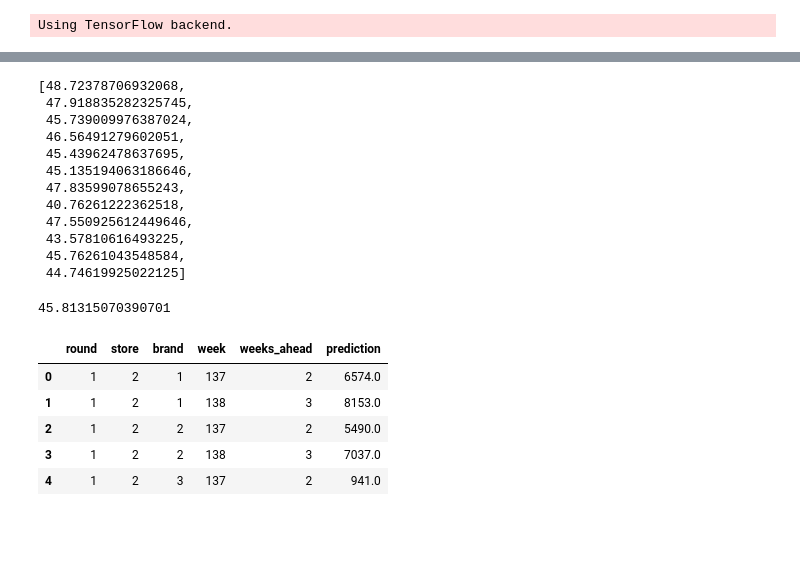
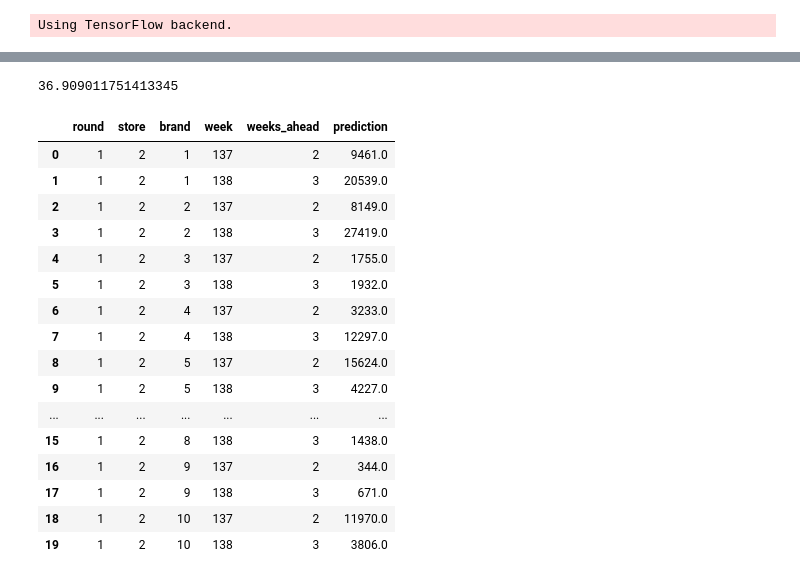
Before and after one commit to sdonohoo/forecasting, a Jupyter notebook: retail_sales/OrangeJuice_Pt_3Weeks_Weekly/submissions/DilatedCNN/train_score.ipynb, the cells around one changed output, grey strips where cells are left out. Cells and saved outputs as stored; diff of their text form; code cells hidden in the pictures; blank space fills up the shorter version.

```diff
--- a/retail_sales/OrangeJuice_Pt_3Weeks_Weekly/submissions/DilatedCNN/train_score.ipynb
+++ b/retail_sales/OrangeJuice_Pt_3Weeks_Weekly/submissions/DilatedCNN/train_score.ipynb
@@ -30,6 +32,7 @@ import retail_sales.OrangeJuice_Pt_3Weeks_Weekly.common.benchmark_settings as bs
 # %%
 # Data paths
 DATA_DIR = '../../data'
+SUBMISSION_DIR = '.'
 TRAIN_DIR = os.path.join(DATA_DIR, 'train')
 TEST_DIR = os.path.join(DATA_DIR, 'test')
 
@@ -40,7 +43,13 @@ MAX_BRAND_ID = 11
 # Parameters of the model
 PRED_HORIZON = 3
 PRED_STEPS = 2
-SEQ_LEN = 12
-DYNAMIC_FEATURES = ['deal', 'feat', 'month', 'week_of_month']
+SEQ_LEN = 15
+DROPOUT_RATE = 0.01
+DYNAMIC_FEATURES = ['deal', 'feat', 'month', 'week_of_month', 'price', 'price_ratio']
 STATIC_FEATURES = ['store', 'brand']
+
+# Parameters of training algorithm
+BATCH_SIZE = 64
+LEARNING_RATE = 0.015
+EPOCHS = 25
 # %%
@@ -202,25 +212,25 @@ def create_dcnn_model(seq_len, kernel_size=2, n_filters=3, n_input_series=1, n_o
 
     # Output of convolutional layers
     conv_out = Conv1D(8, 1, activation='relu')(c4)
-    conv_out = Dropout(0.25)(conv_out)
+    conv_out = Dropout(DROPOUT_RATE)(conv_out)
     conv_out = Flatten()(conv_out)
 
     # Concatenate with categorical features
     x = concatenate([conv_out, Flatten()(store_embed), Flatten()(brand_embed)])
     #x = BatchNormalization()(x)
     #x = Dense(64, activation='relu')(x)
-    #x = Dropout(0.25)(x)
+    #x = Dropout(0.2)(x)
     x = Dense(16, activation='relu')(x)
-    #x = Dropout(0.25)(x)
+    #x = Dropout(0.2)(x)
     output = Dense(n_outputs, activation='linear')(x)
 
     # Define model interface, loss function, and optimizer
     model = Model(inputs=[seq_in, cat_fea_in], outputs=output)
-    adam = optimizers.Adam(lr=0.02)
-    model.compile(loss='mse', optimizer=adam, metrics=['mae'])
+    adam = optimizers.Adam(lr=LEARNING_RATE)
+    model.compile(loss='mape', optimizer=adam, metrics=['mape'])
     return model
 
-model = create_dcnn_model(seq_len=SEQ_LEN, n_input_series=4, n_outputs=PRED_STEPS)
+model = create_dcnn_model(seq_len=SEQ_LEN, n_input_series=1+len(DYNAMIC_FEATURES), n_outputs=PRED_STEPS)
 model.summary()
 # %% [output]
 __________________________________________________________________________________________________
@@ -398,34 +424,31 @@ Wall time: 8min 29s
-# %%
-metric_all
-# %% [output]
-[48.72378706932068,
- 47.918835282325745,
- 45.739009976387024,
- 46.56491279602051,
- 45.43962478637695,
- 45.135194063186646,
- 47.83599078655243,
- 40.76261222362518,
- 47.550925612449646,
- 43.57810616493225,
- 45.76261043548584,
- 44.74619925022125]
-# %%
-np.mean(metric_all)
-# %% [output]
-45.81315070390701
+# %%
+# Check overall MAPE
+np.mean(metric_all)
+# %% [output]
+36.909011751413345
 # %%
 # Generate submission
 submission = pd.concat(pred_all, axis=0).reset_index(drop=True)
 submission = submission[['round', 'store', 'brand', 'week', 'weeks_ahead', 'prediction']]
-submission.head()
+submission.head(20)
 # %% [output]
 |  | round | store | brand | week | weeks_ahead | prediction |
-| 0 | 1 | 2 | 1 | 137 | 2 | 6574.0 |
-| 1 | 1 | 2 | 1 | 138 | 3 | 8153.0 |
-| 2 | 1 | 2 | 2 | 137 | 2 | 5490.0 |
-| 3 | 1 | 2 | 2 | 138 | 3 | 7037.0 |
-| 4 | 1 | 2 | 3 | 137 | 2 | 941.0 |
+| 0 | 1 | 2 | 1 | 137 | 2 | 9461.0 |
+| 1 | 1 | 2 | 1 | 138 | 3 | 20539.0 |
+| 2 | 1 | 2 | 2 | 137 | 2 | 8149.0 |
+| 3 | 1 | 2 | 2 | 138 | 3 | 27419.0 |
+| 4 | 1 | 2 | 3 | 137 | 2 | 1755.0 |
+| 5 | 1 | 2 | 3 | 138 | 3 | 1932.0 |
+| 6 | 1 | 2 | 4 | 137 | 2 | 3233.0 |
+| 7 | 1 | 2 | 4 | 138 | 3 | 12297.0 |
+| 8 | 1 | 2 | 5 | 137 | 2 | 15624.0 |
+| 9 | 1 | 2 | 5 | 138 | 3 | 4227.0 |
+| ... | ... | ... | ... | ... | ... | ... |
+| 15 | 1 | 2 | 8 | 138 | 3 | 1438.0 |
+| 16 | 1 | 2 | 9 | 137 | 2 | 344.0 |
+| 17 | 1 | 2 | 9 | 138 | 3 | 671.0 |
+| 18 | 1 | 2 | 10 | 137 | 2 | 11970.0 |
+| 19 | 1 | 2 | 10 | 138 | 3 | 3806.0 |
 # %%
 # Visualize forecast results
 import random
```
Also changed, not shown: parts of 7 cells of this notebook.
